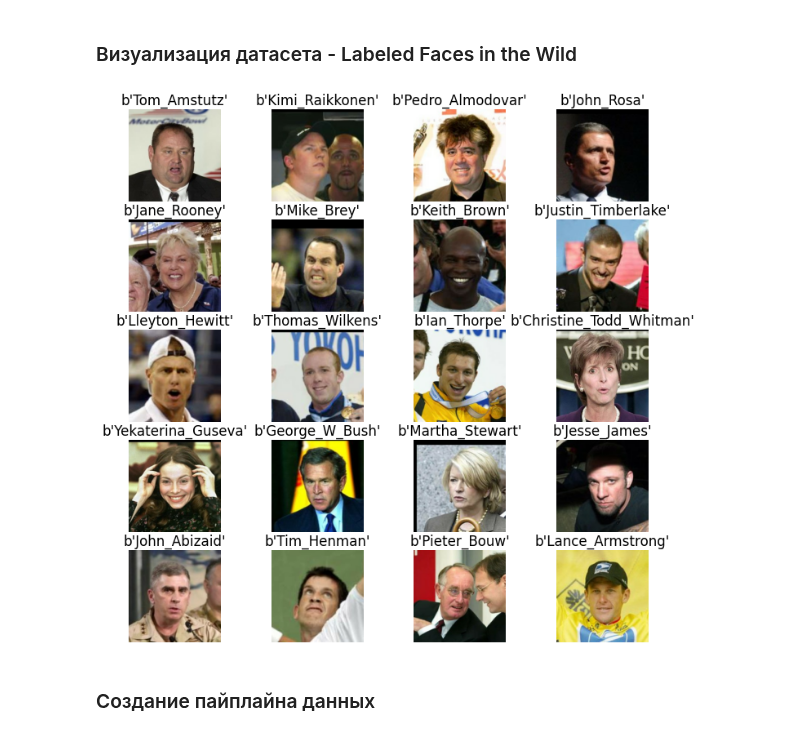
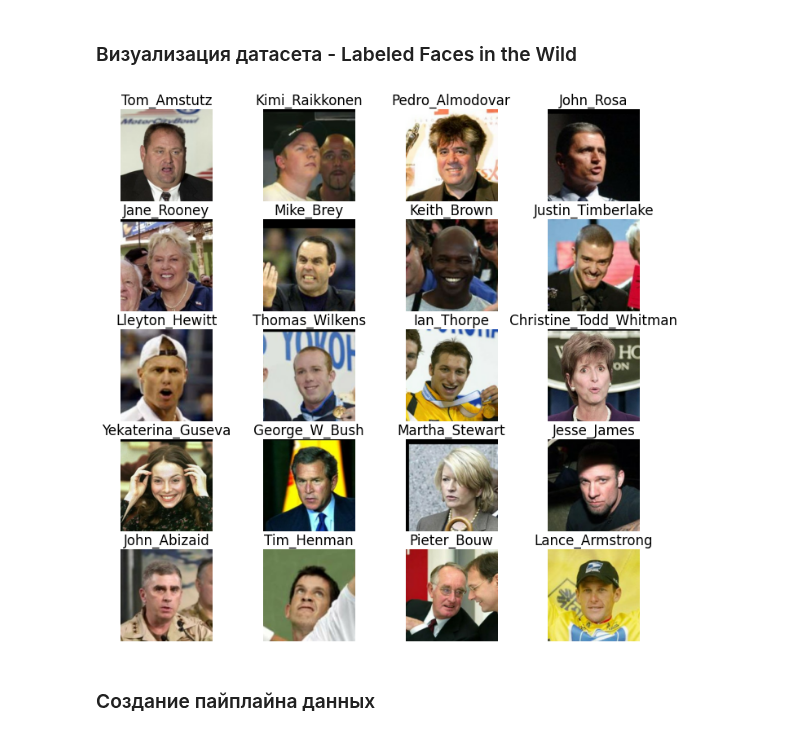
Before and after one commit to Miillya/Geekbrains, a Jupyter notebook: deep_learning_in_computer_vision/6_Embeddings/hw_06.ipynb, the cells around one changed output. Cells and saved outputs as stored; diff of their text form; code cells hidden in the pictures.

```diff
--- a/deep_learning_in_computer_vision/6_Embeddings/hw_06.ipynb
+++ b/deep_learning_in_computer_vision/6_Embeddings/hw_06.ipynb
@@ -81,12 +72,12 @@ len(train_ds), len(test_ds)
 # %%
 plt.figure(figsize=(12, 12))
 for i, x in enumerate(train_ds.take(20)):
     plt.subplot(5, 4, i+1)
-    plt.title(x[0].numpy())
+    plt.title(x[0].numpy().decode('utf-8'))
     plt.imshow(x[1])
     plt.axis('off')
 # %% [output]
-[figure, old version]
+[figure, new version]
 # %% [markdown]
 ### Создание пайплайна данных
 # %%
```
Also changed, not shown: parts of 21 cells of this notebook.
